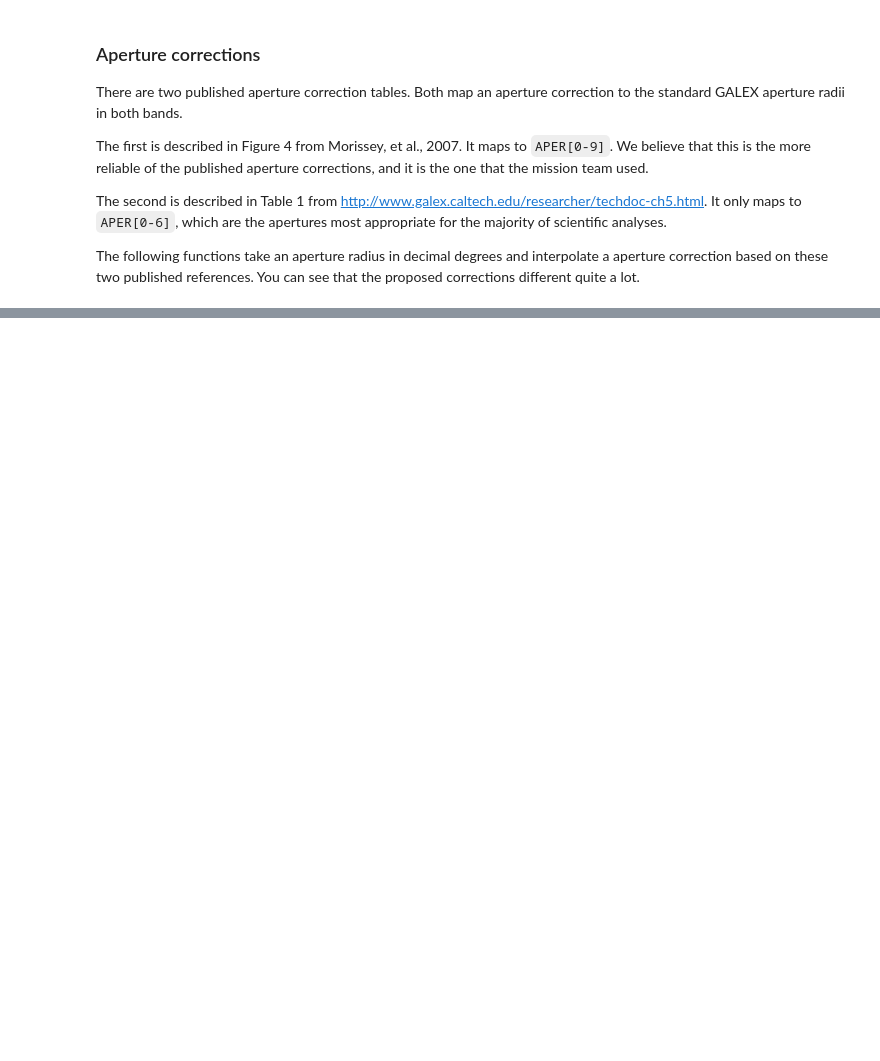
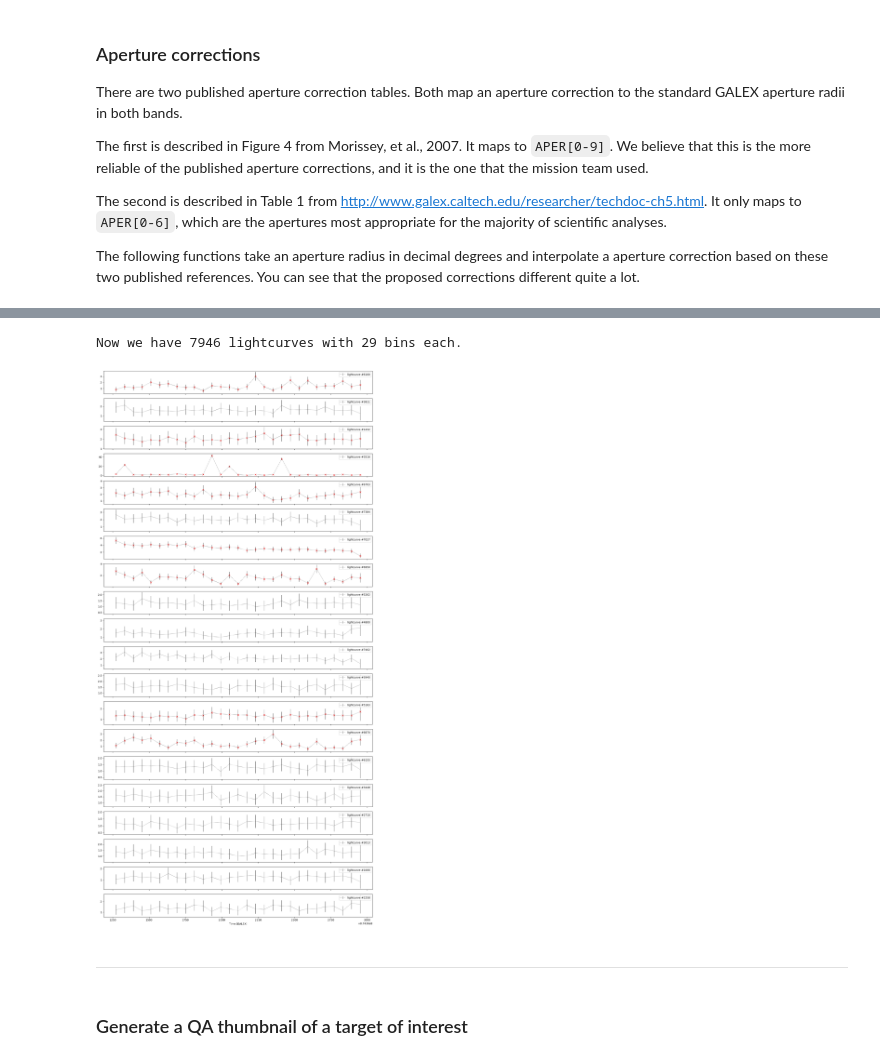
Before and after one commit to MillionConcepts/glcat_documentation, a Jupyter notebook: pages/basic_photometry.ipynb, the cells around one changed output, grey strips where cells are left out. Cells and saved outputs as stored; diff of their text form; code cells hidden in the pictures; blank space fills up the shorter version.

```diff
--- a/pages/basic_photometry.ipynb
+++ b/pages/basic_photometry.ipynb
@@ -43,7 +43,3 @@ The columns that we care about the most right now will be:
 | t0[_N] | Start time in "GALEX time"
 | t1[_N] | Stop time in "GALEX time"
 | expt[_N] | Effective exposure time in seconds
-# %%
-for k in aper4_photom.columns:
-    print(k, end=', ')
-print()
@@ -64,11 +46,10 @@ min_value,
 # %% [markdown]
 ### Photometry on the full depth observation
 # %%
-photom_aper4 = pd.read_csv(photomfiles['APER4'])
 # The following will be unnecessary once `expt` is added as a column
-nframes = len([True for k in photom_aper4.keys() if 'expt_' in k])
-expt_total = sum([photom_aper4[k][0] for k in photom_aper4.keys() if 'expt_' in k])
-photom_aper4['expt'] = pd.Series(np.full(len(photom_aper4),
+nframes = len([True for k in photom_aper5.keys() if 'expt_' in k])
+expt_total = sum([photom_aper5[k][0] for k in photom_aper5.keys() if 'expt_' in k])
+photom_aper5['expt'] = pd.Series(np.full(len(photom_aper5),
                                          expt_total))
 # Note that the `expt` is the same for all sources in an observation
 # This means that it will only be valid for sources observed _at full depth_
@@ -168,0 +197,40 @@ The following functions will convert between cps, AB Mag, and flux (erg sec^-1 c
+# %%
+aperture_sums = np.array([aper5_photom[f'aperture_sum_{N}'].values for N in range(nframes)]).T
+expts = np.array([aper5_photom[f'expt_{N}'].values for N in range(nframes)]).T
+t0s = np.array([aper5_photom[f't0_{N}'].values for N in range(nframes)]).T
+t1s = np.array([aper5_photom[f't1_{N}'].values for N in range(nframes)]).T # equivalent to t0s + expts
+
+# Bit mask: set artifact_flags to 1 if bit 0 is set, 8 if bit 3 is set, else 0
+artifact_flags = np.zeros_like(aperture_sums, dtype=int)
+for N in range(nframes):
+    flags = aper5_photom[f'artifact_flag_{N}'].values
+    artifact_flags[:, N] = np.where(flags & 1, 1, np.where(flags & 4, 4, 0))
+
+# Now divide the aperture sums by the exposure times to get the counts per second
+cps = aperture_sums / expts
+cps_err = np.sqrt(aperture_sums) / expts
+
+print(f'Now we have {len(cps)} lightcurves with {len(cps[0])} bins each.')
+# %% [output]
+Now we have 7946 lightcurves with 29 bins each.
+# %%
+# It would be ridiculous to plot all of them, so let's pick 20 at random.
+np.random.seed(100)
+# Error bars will be 3-sigma. The flagged data points will be marked with red X's.
+# Note that we generally recommend exluding from analyses any light curve with flagged bins... you'll see why...
+fig, axes = plt.subplots(20, 1, figsize=(15, 30), sharex=True)
+idx = np.random.choice(len(cps), 20, replace=False)
+for ax, i in zip(axes, idx):
+    ax.errorbar(t0s[i] + (t1s[i]-t0s[i])/2, cps[i], yerr=3*cps_err[i], fmt='k:', alpha=0.5, label=f'lightcurve #{i}')
+    flag_ix = np.where(artifact_flags[i] != 0)[0]
+    ax.plot(t0s[i][flag_ix] + (t1s[i][flag_ix]-t0s[i][flag_ix])/2, cps[i][flag_ix], 'rx')
+    ax.legend()
+axes[-1].set_xlabel('Time (GALEX)')
+plt.tight_layout()
+plt.show()
+# %% [output]
+[figure, added]
+# %% [markdown]
+---
+# %% [markdown]
+### Generate a QA thumbnail of a target of interest
```
Also changed, not shown: parts of 19 cells of this notebook, 6 other files.
